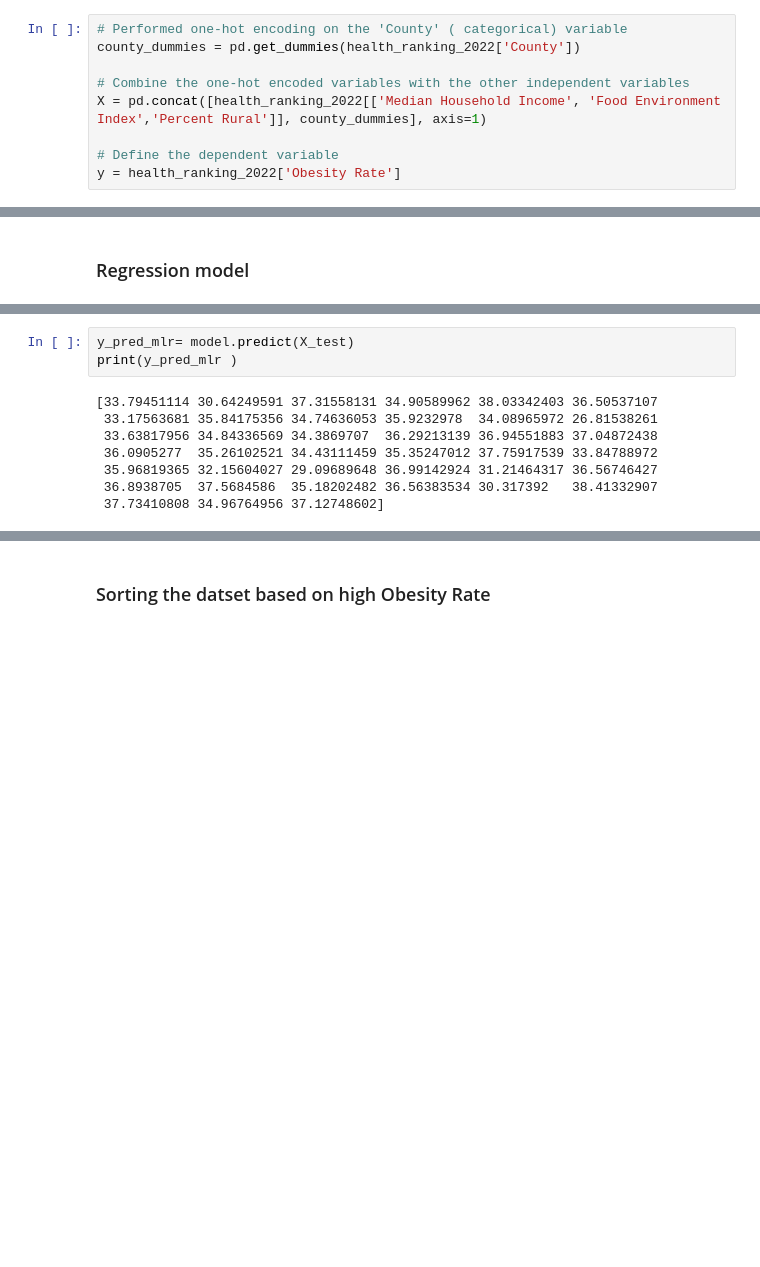
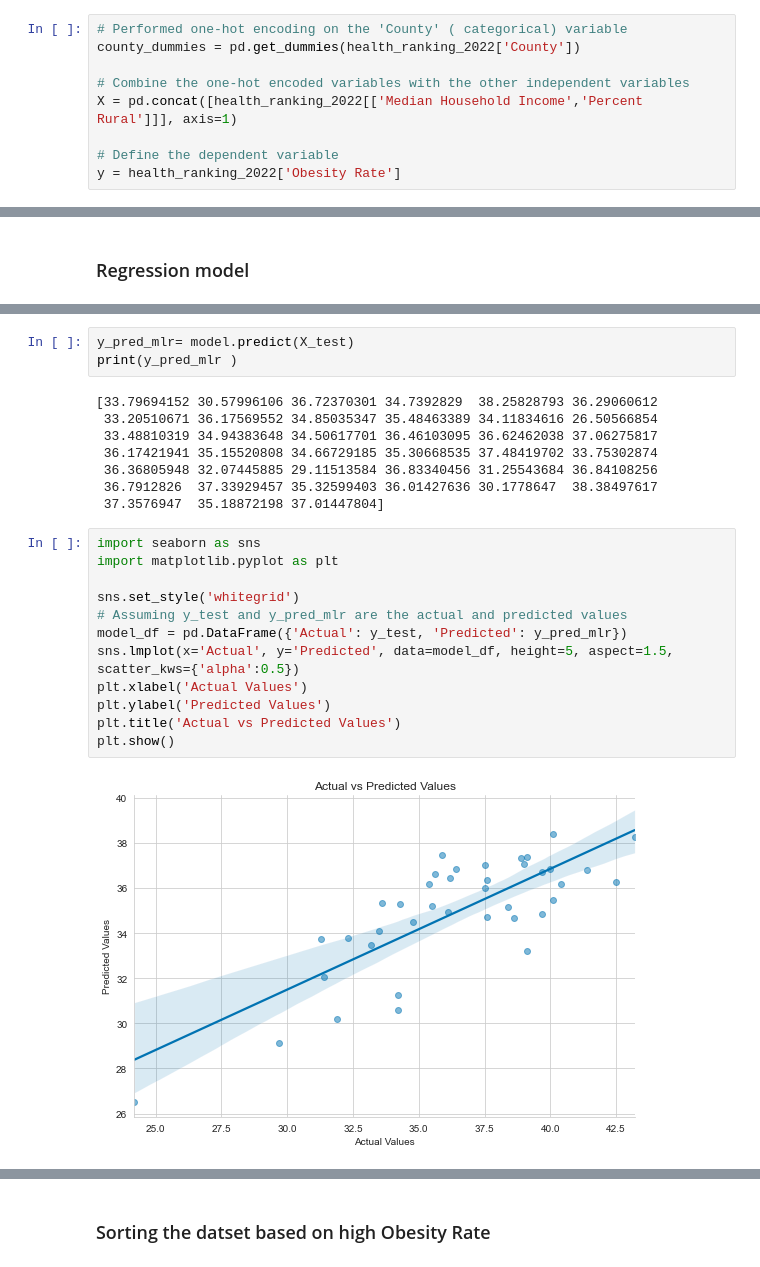
Before and after one commit to connorpepin/CMDA-Capstone, a Jupyter notebook: VDH.ipynb, the cells around one changed output, grey strips where cells are left out. Saved outputs shown, nothing was run; the diff lists cells and outputs as text; blank space fills up the shorter version.

```diff
--- a/VDH.ipynb
+++ b/VDH.ipynb
@@ -286,7 +279,7 @@ We can see from the obesity fall between 33 to  38 . The dashed lines represents
 county_dummies = pd.get_dummies(health_ranking_2022['County'])
 
 # Combine the one-hot encoded variables with the other independent variables
-X = pd.concat([health_ranking_2022[['Median Household Income', 'Food Environment Index','Percent Rural']], county_dummies], axis=1)
+X = pd.concat([health_ranking_2022[['Median Household Income','Percent Rural']]], axis=1)
 
 # Define the dependent variable
 y = health_ranking_2022['Obesity Rate']
@@ -371,12 +349,26 @@ Coefficients: [-1.06832417e-04 -4.04931268e-01 -1.37327972e-03  9.87507298e-12
 y_pred_mlr= model.predict(X_test)
 print(y_pred_mlr )
 # %% [output]
-[33.79451114 30.64249591 37.31558131 34.90589962 38.03342403 36.50537107
- 33.17563681 35.84175356 34.74636053 35.9232978  34.08965972 26.81538261
- 33.63817956 34.84336569 34.3869707  36.29213139 36.94551883 37.04872438
- 36.0905277  35.26102521 34.43111459 35.35247012 37.75917539 33.84788972
- 35.96819365 32.15604027 29.09689648 36.99142924 31.21464317 36.56746427
- 36.8938705  37.5684586  35.18202482 36.56383534 30.317392   38.41332907
- 37.73410808 34.96764956 37.12748602]
+[33.79694152 30.57996106 36.72370301 34.7392829  38.25828793 36.29060612
+ 33.20510671 36.17569552 34.85035347 35.48463389 34.11834616 26.50566854
+ 33.48810319 34.94383648 34.50617701 36.46103095 36.62462038 37.06275817
+ 36.17421941 35.15520808 34.66729185 35.30668535 37.48419702 33.75302874
+ 36.36805948 32.07445885 29.11513584 36.83340456 31.25543684 36.84108256
+ 36.7912826  37.33929457 35.32599403 36.01427636 30.1778647  38.38497617
+ 37.3576947  35.18872198 37.01447804]
+# %%
+import seaborn as sns
+import matplotlib.pyplot as plt
+
+sns.set_style('whitegrid')
+# Assuming y_test and y_pred_mlr are the actual and predicted values
+model_df = pd.DataFrame({'Actual': y_test, 'Predicted': y_pred_mlr})
+sns.lmplot(x='Actual', y='Predicted', data=model_df, height=5, aspect=1.5, scatter_kws={'alpha':0.5})
+plt.xlabel('Actual Values')
+plt.ylabel('Predicted Values')
+plt.title('Actual vs Predicted Values')
+plt.show()
+# %% [output]
+[figure, added]
 # %%
 from sklearn import metrics
```
Also changed, not shown: parts of 14 cells of this notebook.
